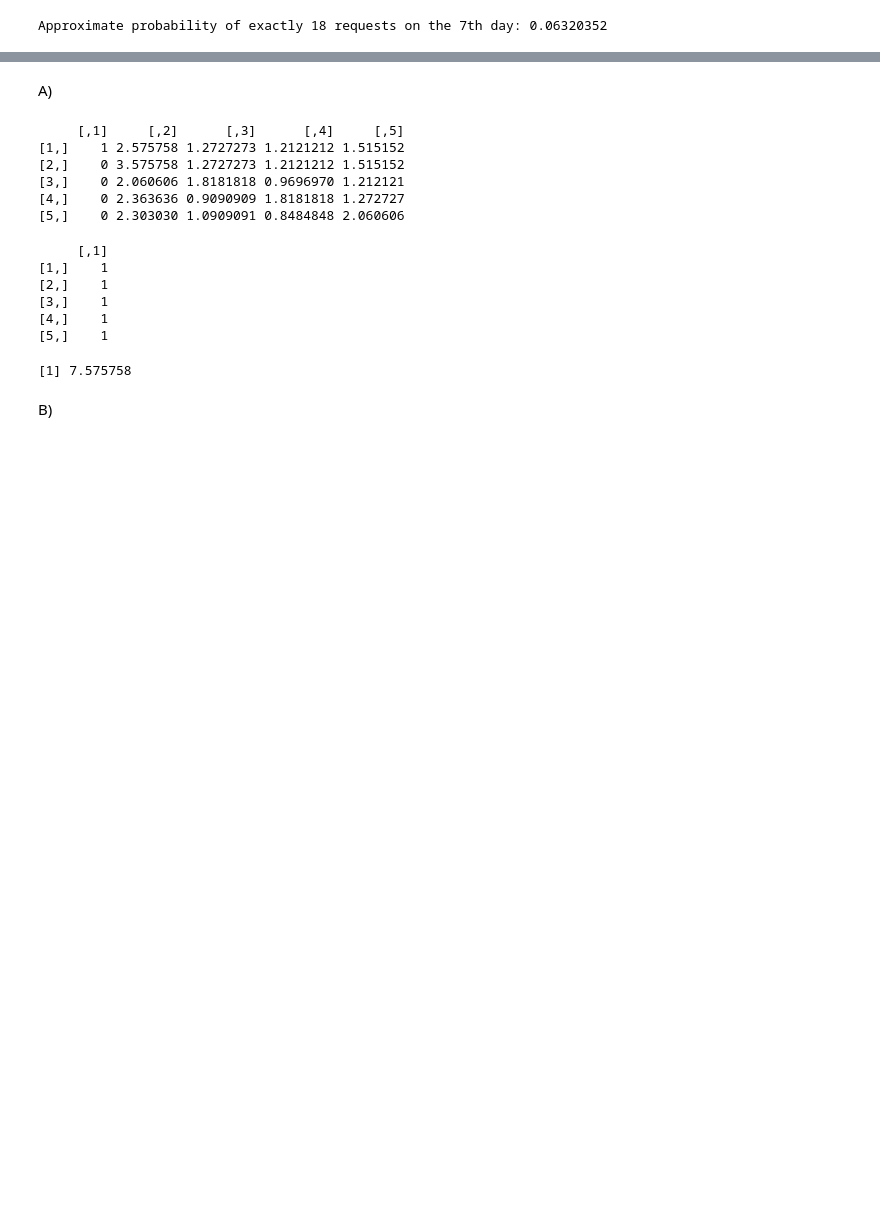
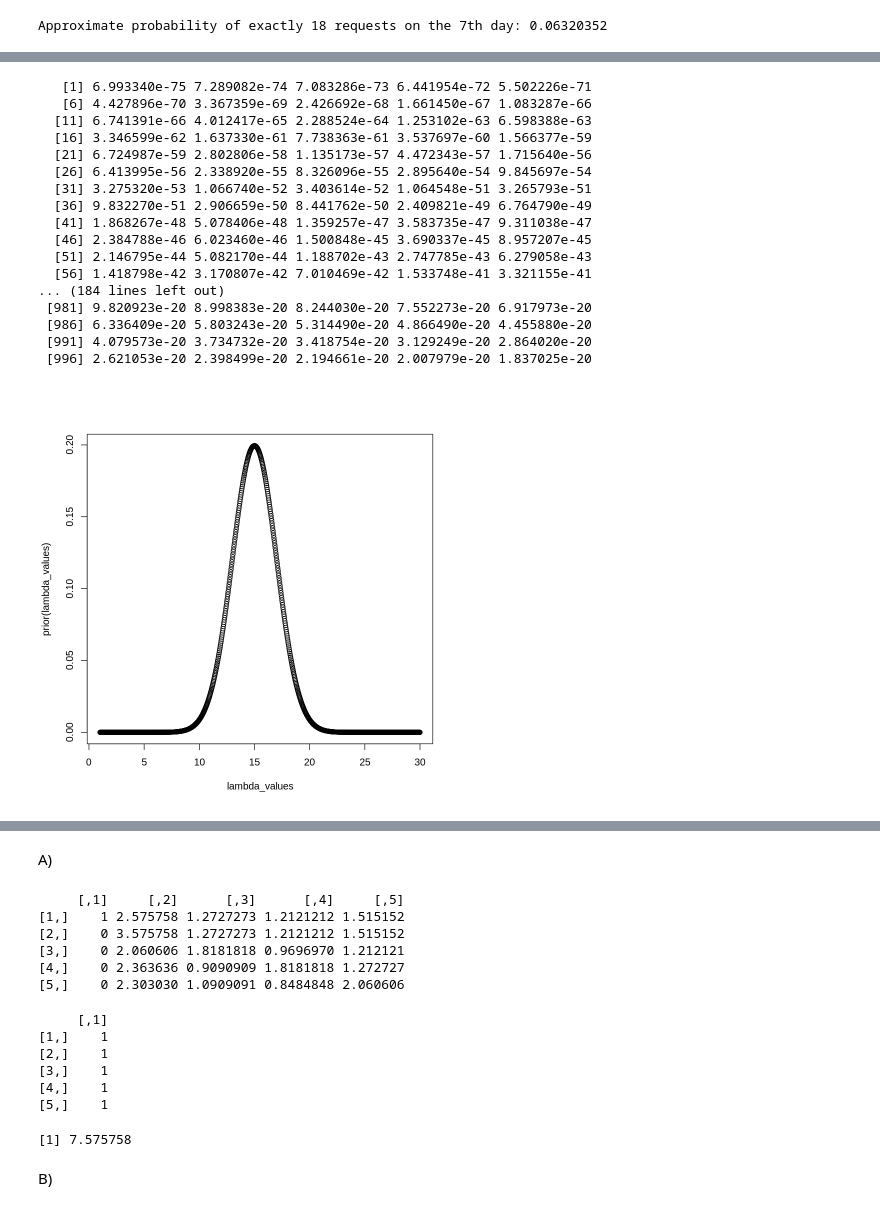
Before and after one commit to focccus/MVE550-Stochastic-processes, a Jupyter notebook: A1/assignment1.ipynb, the cells around one changed output, grey strips where cells are left out. Cells and saved outputs as stored; diff of their text form; code cells hidden in the pictures; blank space fills up the shorter version.

```diff
--- a/A1/assignment1.ipynb
+++ b/A1/assignment1.ipynb
@@ -128,0 +180,36 @@ Approximate probability of exactly 18 requests on the 7th day: 0.06320352
+# %%
+# Likelihood function: product of Poisson densities
+upper <- Inf # No upper limit
+
+likelihood <- function(lambda) {
+sapply(lambda, function(l) prod(dpois(data, lambda = l))
+)}
+
+likelihood_density
+
+
+# Truncated normal prior density function
+prior <- function(lambda) {
+  ifelse(lambda >= lower & lambda <= upper, dnorm(lambda, mean = mean, sd = sd), 0)
+}
+
+plot(lambda_values,prior(lambda_values))
+# %% [output]
+   [1] 6.993340e-75 7.289082e-74 7.083286e-73 6.441954e-72 5.502226e-71
+   [6] 4.427896e-70 3.367359e-69 2.426692e-68 1.661450e-67 1.083287e-66
+  [11] 6.741391e-66 4.012417e-65 2.288524e-64 1.253102e-63 6.598388e-63
+  [16] 3.346599e-62 1.637330e-61 7.738363e-61 3.537697e-60 1.566377e-59
+  [21] 6.724987e-59 2.802806e-58 1.135173e-57 4.472343e-57 1.715640e-56
+  [26] 6.413995e-56 2.338920e-55 8.326096e-55 2.895640e-54 9.845697e-54
+  [31] 3.275320e-53 1.066740e-52 3.403614e-52 1.064548e-51 3.265793e-51
+  [36] 9.832270e-51 2.906659e-50 8.441762e-50 2.409821e-49 6.764790e-49
+  [41] 1.868267e-48 5.078406e-48 1.359257e-47 3.583735e-47 9.311038e-47
+  [46] 2.384788e-46 6.023460e-46 1.500848e-45 3.690337e-45 8.957207e-45
+  [51] 2.146795e-44 5.082170e-44 1.188702e-43 2.747785e-43 6.279058e-43
+  [56] 1.418798e-42 3.170807e-42 7.010469e-42 1.533748e-41 3.321155e-41
+... (184 lines left out)
+ [981] 9.820923e-20 8.998383e-20 8.244030e-20 7.552273e-20 6.917973e-20
+ [986] 6.336409e-20 5.803243e-20 5.314490e-20 4.866490e-20 4.455880e-20
+ [991] 4.079573e-20 3.734732e-20 3.418754e-20 3.129249e-20 2.864020e-20
+ [996] 2.621053e-20 2.398499e-20 2.194661e-20 2.007979e-20 1.837025e-20
+[figure, added]
```
Also changed, not shown: parts of 16 cells of this notebook.
